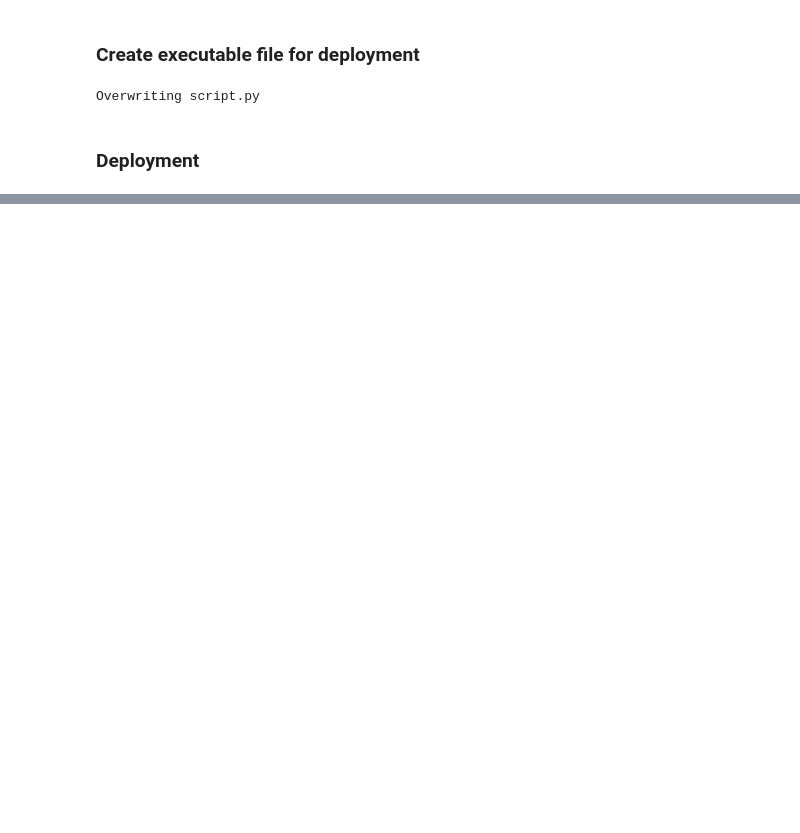
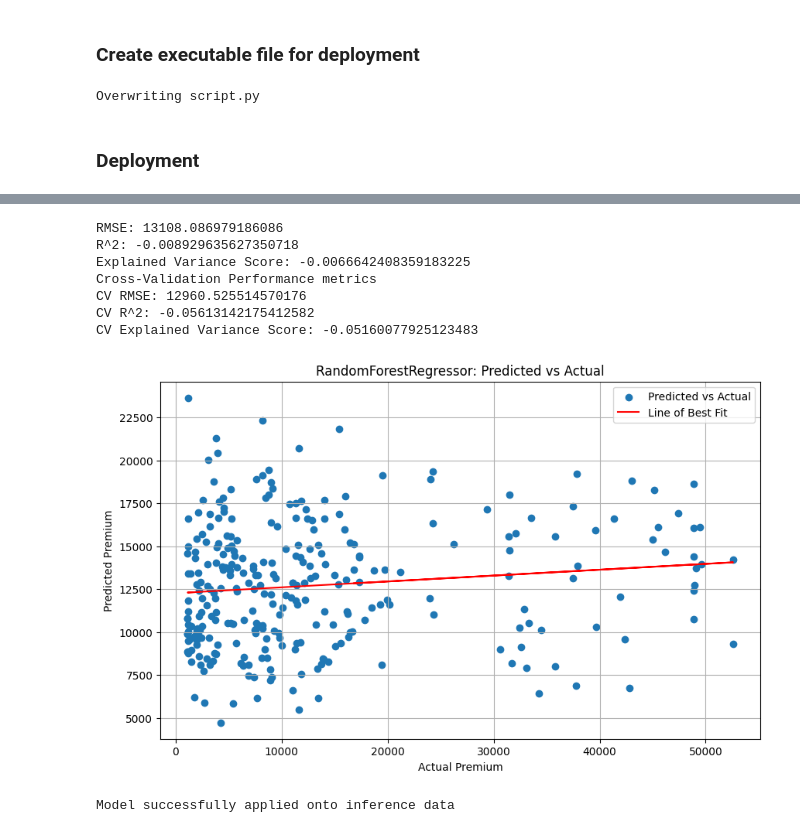
Before and after one commit to darian-7/insurance-policy-pricing-model, a Jupyter notebook: notebooks/sagemaker-deployment.ipynb, the cells around one changed output, grey strips where cells are left out. Cells and saved outputs as stored; diff of their text form; code cells hidden in the pictures; blank space fills up the shorter version.

```diff
--- a/notebooks/sagemaker-deployment.ipynb
+++ b/notebooks/sagemaker-deployment.ipynb
@@ -404,0 +462,61 @@ Notebook -> Notebook Instances -> Actions -> Stop (Wait) -> Actions -> Delete.
+# %%
+data = pd.read_csv('../data/encoded-inf-data.csv')
+
+# Split the data into features and target
+X = data.drop(columns=['expenses'])
+y = data['expenses']
+
+# Split the data into training and validation sets
+X_train, X_test, y_train, y_test = train_test_split(X, y, test_size=0.2, random_state=42)
+
+# Initialize and train the model
+model = RandomForestRegressor(
+    n_estimators=600,
+    min_samples_split=10,
+    min_samples_leaf=4
+)
+model.fit(X_train, y_train)
+
+# Predictions and evaluation
+pred = model.predict(X_test)
+rmse = np.sqrt(mean_squared_error(y_test, pred))
+r2 = r2_score(y_test, pred)
+evs = explained_variance_score(y_test, pred)
+print(f'RMSE: {rmse}')
+print(f'R^2: {r2}')
+print(f'Explained Variance Score: {evs}')
+
+# Cross-validation performance metrics
+cv_rmse = np.sqrt(-cross_val_score(model, X_train, y_train, cv=5, scoring='neg_mean_squared_error'))
+cv_r2 = cross_val_score(model, X_train, y_train, cv=5, scoring='r2')
+cv_evs = cross_val_score(model, X_train, y_train, cv=5, scoring='explained_variance')
+
+print('Cross-Validation Performance metrics')
+print(f'CV RMSE: {cv_rmse.mean()}')
+print(f'CV R^2: {cv_r2.mean()}')
+print(f'CV Explained Variance Score: {cv_evs.mean()}')
+
+# Plot predicted vs actual values
+plt.figure(figsize=(10, 6))
+plt.scatter(y_test, pred, label='Predicted vs Actual')
+m, b = np.polyfit(y_test, pred, 1)
+plt.plot(y_test, m * y_test + b, color='red', label='Line of Best Fit')
+
+plt.xlabel('Actual Premium')
+plt.ylabel('Predicted Premium')
+plt.title(f'{model.__class__.__name__}: Predicted vs Actual')
+plt.legend()
+plt.grid(True)
+plt.show()
+
+print("Model successfully applied onto inference data")
+# %% [output]
+RMSE: 13108.086979186086
+R^2: -0.008929635627350718
+Explained Variance Score: -0.0066642408359183225
+Cross-Validation Performance metrics
+CV RMSE: 12960.525514570176
+CV R^2: -0.05613142175412582
+CV Explained Variance Score: -0.05160077925123483
+[figure, added]
+Model successfully applied onto inference data
```
Also changed, not shown: parts of 10 cells of this notebook, 7 other files.
